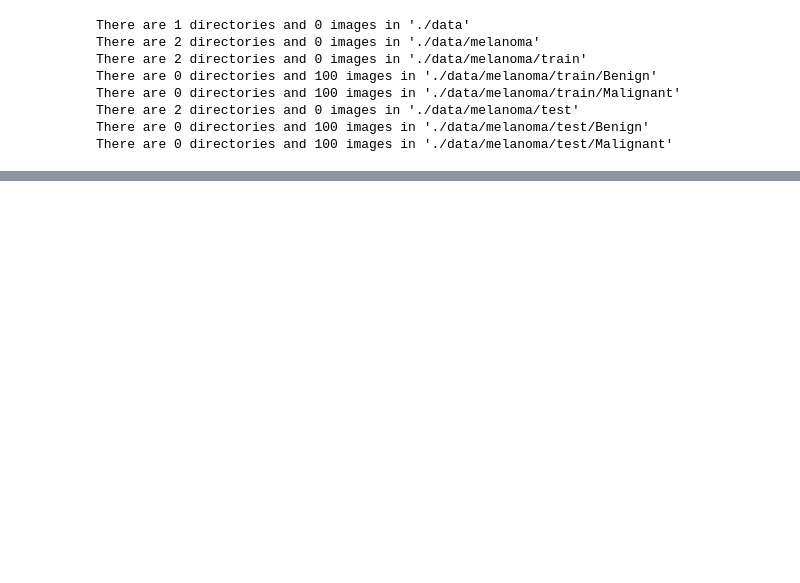
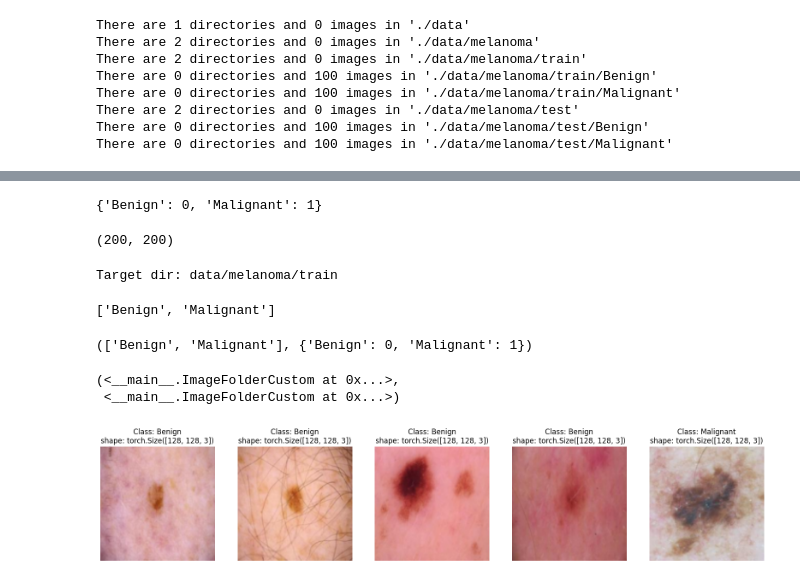
Before and after one commit to jenniferamhajduk/portfolio, a Jupyter notebook: Deep_learning_with_Pytorch_Course/Custom_Datasets.ipynb, the cells around one changed output, grey strips where cells are left out. Cells and saved outputs as stored; diff of their text form; code cells hidden in the pictures; blank space fills up the shorter version.

Commit message:
progress on custom models

```diff
--- a/Deep_learning_with_Pytorch_Course/Custom_Datasets.ipynb
+++ b/Deep_learning_with_Pytorch_Course/Custom_Datasets.ipynb
@@ -123,0 +149,10 @@ torch.float32
+# %%
+train_data = datasets.ImageFolder(root=train_dir,
+                                  transform=data_transform,
+                                  target_transform=None)
+
+test_data = datasets.ImageFolder(root=test_dir,
+                                 transform=data_transform,
+                                 target_transform=None)
+
+train_data, test_data
@@ -123,0 +178,3 @@ torch.float32
+# %%
+classes = train_data.classes
+classes
@@ -123,0 +183,31 @@ torch.float32
+# %%
+class_dict = train_data.class_to_idx
+class_dict
+# %% [output]
+{'Benign': 0, 'Malignant': 1}
+# %%
+len(train_data), len(test_data)
+# %% [output]
+(200, 200)
+# %%
+target_directory = train_dir
+print(f"Target dir: {target_directory}")
+
+class_names_found = sorted(entry.name for entry in list(os.scandir(target_directory)))
+class_names_found
+# %% [output]
+Target dir: data/melanoma/train
+['Benign', 'Malignant']
+# %%
+def find_classes(directory: str) -> Tuple[List[str], Dict[str, int]]:
+    classes = sorted(entry.name for entry in os.scandir(target_directory) if entry.is_dir())
+
+    if not classes:
+        raise FileNotFoundError(f"Counld not find the classes. Check the directory: {directory}")
+
+    class_to_idx = {class_name: i for i, class_name in enumerate(classes)}
+    return classes, class_to_idx
+
+print(find_classes(train_dir))
+# %% [output]
+(['Benign', 'Malignant'], {'Benign': 0, 'Malignant': 1})
@@ -123,0 +247,36 @@ torch.float32
+# %%
+train_data_custom = ImageFolderCustom(targ_dir=train_dir,
+                                      transform=train_transforms)
+
+test_data_custom = ImageFolderCustom(targ_dir=test_dir,
+                                     transform=test_transforms)
+
+
+train_data_custom, test_data_custom
+# %% [output]
+(<__main__.ImageFolderCustom at 0x...>,
+ <__main__.ImageFolderCustom at 0x...>)
+# %%
+def display_random_images(dataset: torch.utils.data.Dataset,
+                          classes: List[str] = None,
+                          n: int = 10,
+                          display_shape: bool = True):
+    random_samples_idx = random.sample(range(len(dataset)), k=n)
+    plt.figure(figsize=(20,20))
+    for i, targ_smaple in enumerate(random_samples_idx):
+        targ_image, targ_label = dataset[targ_smaple][0], dataset[targ_smaple][1]
+        targ_image_adjust = targ_image.permute(1,2,0)
+        plt.subplot(1, n, i+1)
+        plt.imshow(targ_image_adjust)
+        plt.axis(False)
+        if classes:
+            title = f"Class: {classes[targ_label]}"
+            if display_shape:
+                title += f"\nshape: {targ_image_adjust.shape}"
+        plt.title(title)
+# %%
+display_random_images(train_data,
+                      n=5,
+                      classes=train_data.classes)
+# %% [output]
+[figure, added]
```
Also changed, not shown: parts of 18 cells of this notebook.
